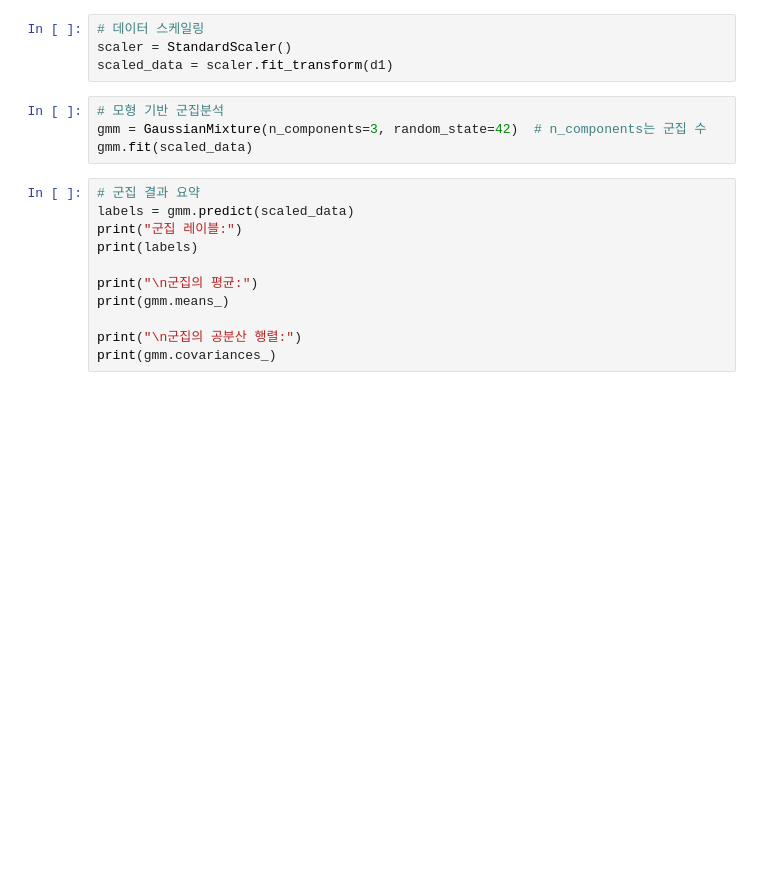
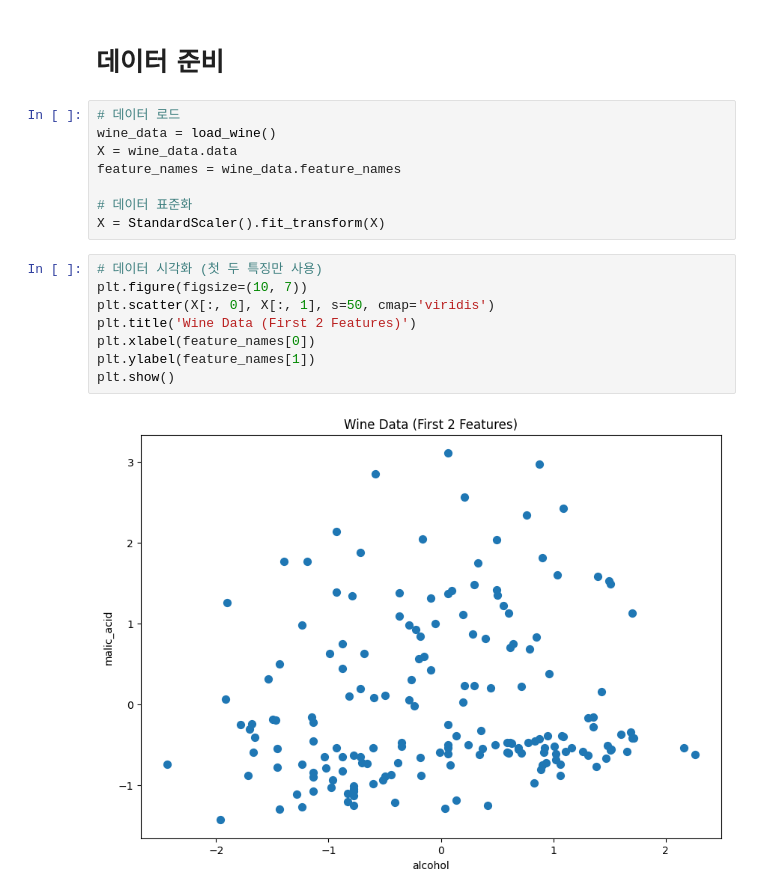
Before and after one commit to InryeolChoi/multivariate_analysis, a Jupyter notebook: Python/7. Clustering/ModelBased.ipynb, the cells around one changed output. Cells and saved outputs as stored; diff of their text form; blank space fills up the shorter version.

Commit message:
군집분석 완료

```diff
--- a/Python/7. Clustering/ModelBased.ipynb
+++ b/Python/7. Clustering/ModelBased.ipynb
@@ -19,19 +18,20 @@ d1 = pd.DataFrame(data)
-# %%
-# 데이터 스케일링
-scaler = StandardScaler()
-scaled_data = scaler.fit_transform(d1)
-# %%
-# 모형 기반 군집분석
-gmm = GaussianMixture(n_components=3, random_state=42)  # n_components는 군집 수
-gmm.fit(scaled_data)
-# %%
-# 군집 결과 요약
-labels = gmm.predict(scaled_data)
-print("군집 레이블:")
-print(labels)
-
-print("\n군집의 평균:")
-print(gmm.means_)
-
-print("\n군집의 공분산 행렬:")
-print(gmm.covariances_)
+# %% [markdown]
+# 데이터 준비
+# %%
+# 데이터 로드
+wine_data = load_wine()
+X = wine_data.data
+feature_names = wine_data.feature_names
+
+# 데이터 표준화
+X = StandardScaler().fit_transform(X)
+# %%
+# 데이터 시각화 (첫 두 특징만 사용)
+plt.figure(figsize=(10, 7))
+plt.scatter(X[:, 0], X[:, 1], s=50, cmap='viridis')
+plt.title('Wine Data (First 2 Features)')
+plt.xlabel(feature_names[0])
+plt.ylabel(feature_names[1])
+plt.show()
+# %% [output]
+[figure, added]
```
Also changed, not shown: parts of 13 cells of this notebook, 4 other files.
